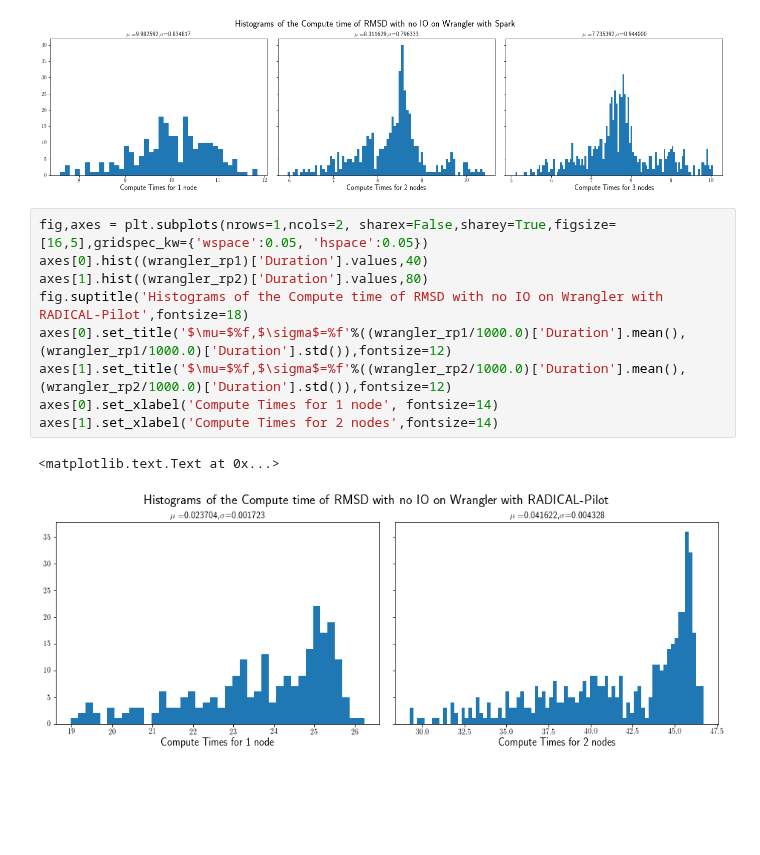
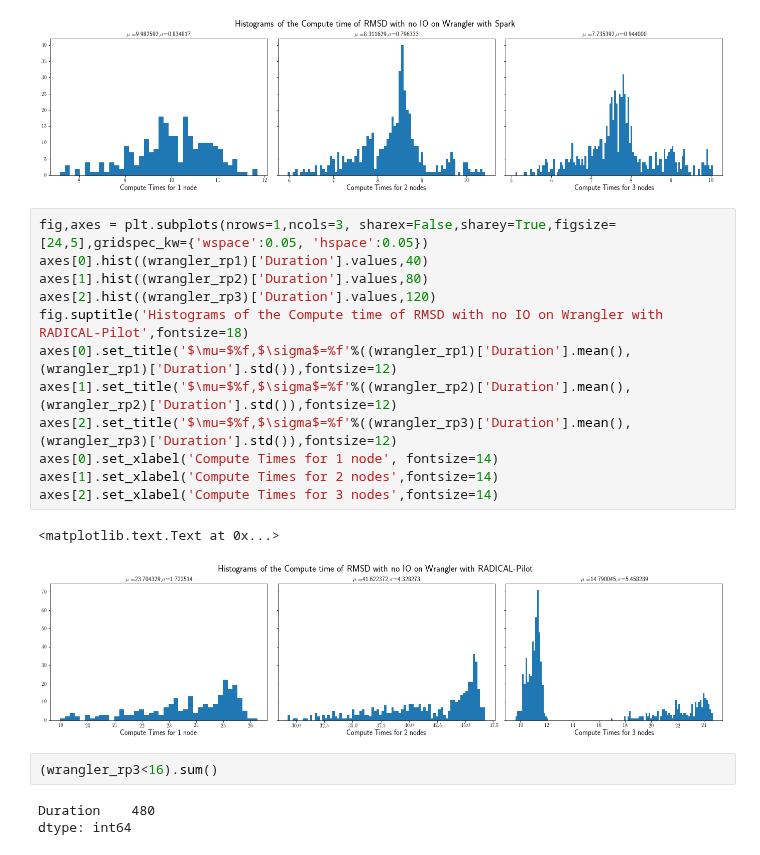
Before and after one commit to radical-experiments/midas_exps, a Jupyter notebook: RMSD-MDAnalysis/ComputeStragglersFrequencyNoIO.ipynb, the cells around one changed output. Drawn from its saved outputs; the diff is of its cells as text; blank space fills up the shorter version.

Commit message:
MPI4py with IO data and plots

```diff
--- a/RMSD-MDAnalysis/ComputeStragglersFrequencyNoIO.ipynb
+++ b/RMSD-MDAnalysis/ComputeStragglersFrequencyNoIO.ipynb
@@ -225,14 +225,22 @@ axes[2].set_xlabel('Compute Times for 3 nodes',fontsize=14)
 <matplotlib.text.Text at 0x...>
 [figure]
 # %%
-fig,axes = plt.subplots(nrows=1,ncols=2, sharex=False,sharey=True,figsize=[16,5],gridspec_kw={'wspace':0.05, 'hspace':0.05})
+fig,axes = plt.subplots(nrows=1,ncols=3, sharex=False,sharey=True,figsize=[24,5],gridspec_kw={'wspace':0.05, 'hspace':0.05})
 axes[0].hist((wrangler_rp1)['Duration'].values,40)
 axes[1].hist((wrangler_rp2)['Duration'].values,80)
+axes[2].hist((wrangler_rp3)['Duration'].values,120)
 fig.suptitle('Histograms of the Compute time of RMSD with no IO on Wrangler with RADICAL-Pilot',fontsize=18)
-axes[0].set_title('$\mu=$%f,$\sigma$=%f'%((wrangler_rp1/1000.0)['Duration'].mean(),(wrangler_rp1/1000.0)['Duration'].std()),fontsize=12)
-axes[1].set_title('$\mu=$%f,$\sigma$=%f'%((wrangler_rp2/1000.0)['Duration'].mean(),(wrangler_rp2/1000.0)['Duration'].std()),fontsize=12)
+axes[0].set_title('$\mu=$%f,$\sigma$=%f'%((wrangler_rp1)['Duration'].mean(),(wrangler_rp1)['Duration'].std()),fontsize=12)
+axes[1].set_title('$\mu=$%f,$\sigma$=%f'%((wrangler_rp2)['Duration'].mean(),(wrangler_rp2)['Duration'].std()),fontsize=12)
+axes[2].set_title('$\mu=$%f,$\sigma$=%f'%((wrangler_rp3)['Duration'].mean(),(wrangler_rp3)['Duration'].std()),fontsize=12)
 axes[0].set_xlabel('Compute Times for 1 node', fontsize=14)
 axes[1].set_xlabel('Compute Times for 2 nodes',fontsize=14)
+axes[2].set_xlabel('Compute Times for 3 nodes',fontsize=14)
 # %% [output]
 <matplotlib.text.Text at 0x...>
-[figure, old version]
+[figure, new version]
+# %%
+(wrangler_rp3<16).sum()
+# %% [output]
+Duration    480
+dtype: int64
```
Also changed, not shown: parts of 1 cell of this notebook, 4 other files.
